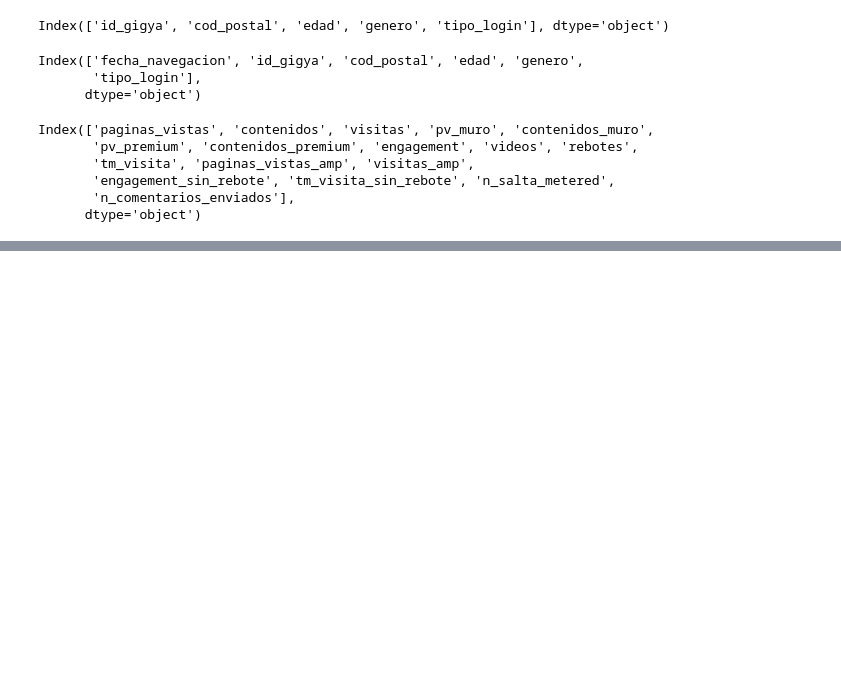
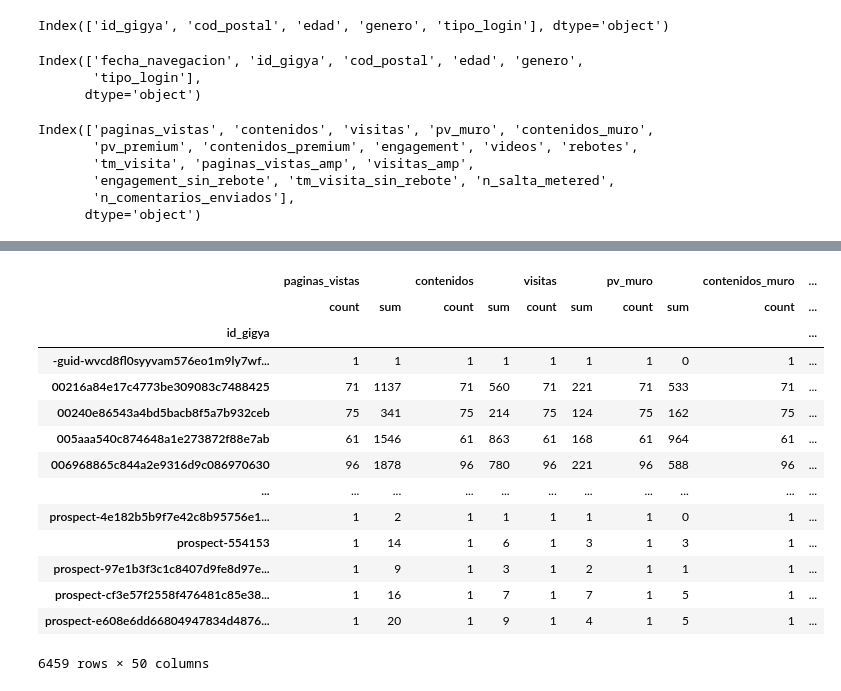
Before and after one commit to rgomezh/tfm-kschool, a Jupyter notebook: data-analysis.ipynb, the cells around one changed output, grey strips where cells are left out. Drawn from its saved outputs; the diff is of its cells as text; code cells hidden in the pictures; blank space fills up the shorter version.

```diff
--- a/data-analysis.ipynb
+++ b/data-analysis.ipynb
@@ -6,6 +6,8 @@ import numpy as np
 # %%
 pd.options.display.max_columns = None
 pd.options.mode.chained_assignment = None
+# %%
+default_path = "../data/"
 # %% [markdown]
 ## ANÁLISIS DE SUSCRIPCIONES
 # %%
@@ -447,5 +468,5 @@ Name: genero, Length: 975, dtype: object
 # %%
 from users import Users
 # %%
-users = Users(data_root='../data/')
-users.set_data()
+users = Users(data_root = default_path)
+users.set_data(separator_fields=';')
@@ -540,0 +697,18 @@ hola frente a hola
+# %%
+users.users.groupby('id_gigya').agg(['count', 'sum'])
+# %% [output]
+|  | paginas_vistas |  | contenidos |  | visitas |  | pv_muro |  | contenidos_muro | ... |
+|  | count | sum | count | sum | count | sum | count | sum | count | ... |
+| id_gigya |  |  |  |  |  |  |  |  |  | ... |
+| -guid-wvcd8fl0syyvam576eo1m9ly7wf... | 1 | 1 | 1 | 1 | 1 | 1 | 1 | 0 | 1 | ... |
+| 00216a84e17c4773be309083c7488425 | 71 | 1137 | 71 | 560 | 71 | 221 | 71 | 533 | 71 | ... |
+| 00240e86543a4bd5bacb8f5a7b932ceb | 75 | 341 | 75 | 214 | 75 | 124 | 75 | 162 | 75 | ... |
+| 005aaa540c874648a1e273872f88e7ab | 61 | 1546 | 61 | 863 | 61 | 168 | 61 | 964 | 61 | ... |
+| 006968865c844a2e9316d9c086970630 | 96 | 1878 | 96 | 780 | 96 | 221 | 96 | 588 | 96 | ... |
+| ... | ... | ... | ... | ... | ... | ... | ... | ... | ... | ... |
+| prospect-4e182b5b9f7e42c8b95756e1... | 1 | 2 | 1 | 1 | 1 | 1 | 1 | 0 | 1 | ... |
+| prospect-554153 | 1 | 14 | 1 | 6 | 1 | 3 | 1 | 3 | 1 | ... |
+| prospect-97e1b3f3c1c8407d9fe8d97e... | 1 | 9 | 1 | 3 | 1 | 2 | 1 | 1 | 1 | ... |
+| prospect-cf3e57f2558f476481c85e38... | 1 | 16 | 1 | 7 | 1 | 7 | 1 | 5 | 1 | ... |
+| prospect-e608e6dd66804947834d4876... | 1 | 20 | 1 | 9 | 1 | 4 | 1 | 5 | 1 | ... |
+6459 rows × 50 columns
```
Also changed, not shown: parts of 44 cells of this notebook, 2 other files.
